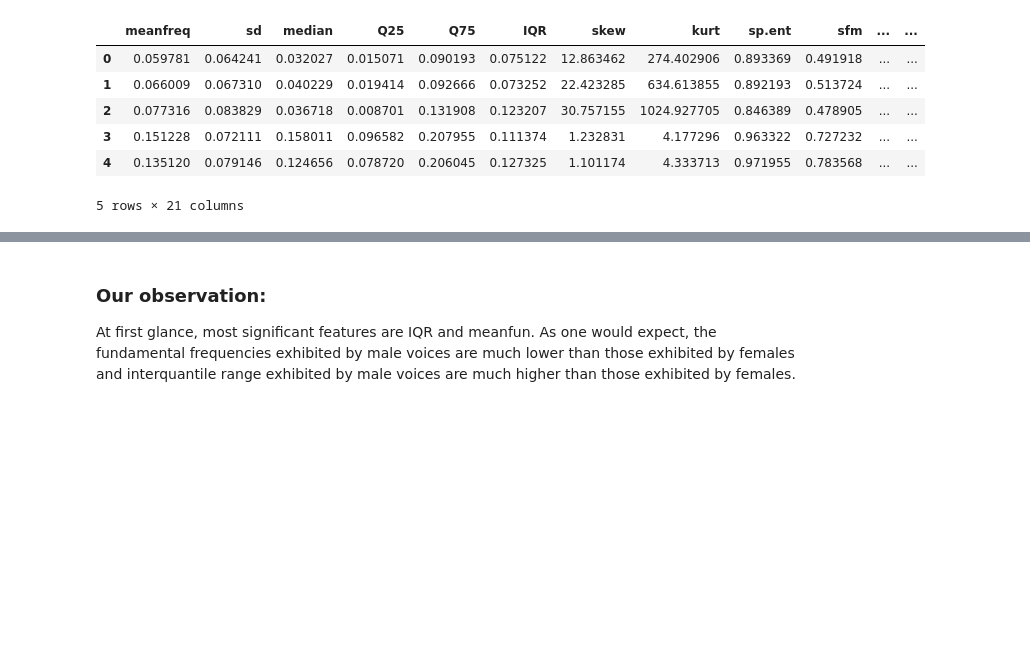
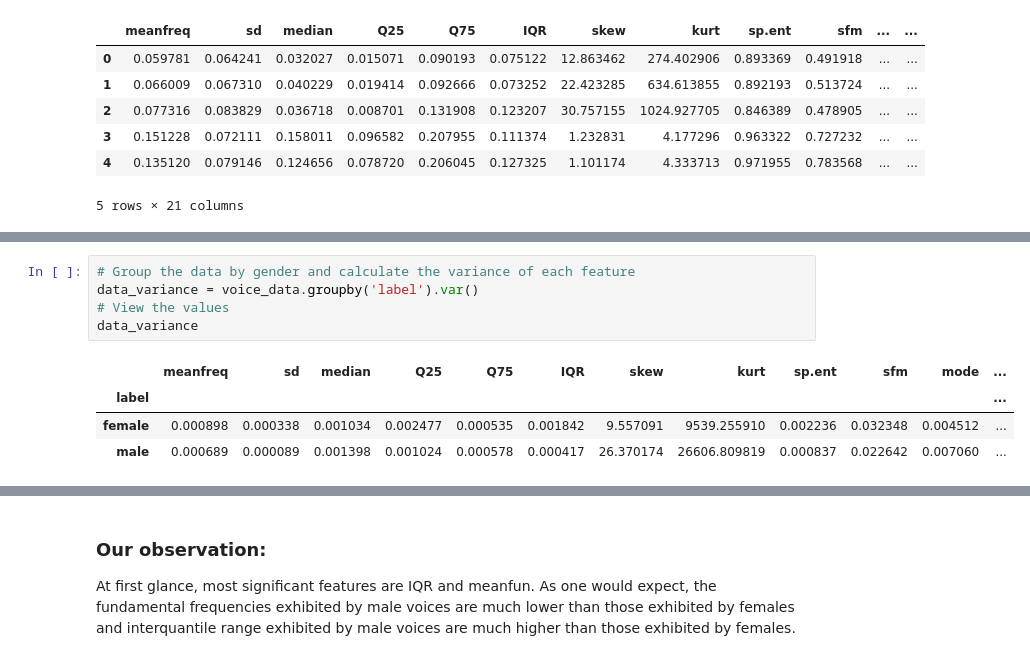
Before and after one commit to kassiwu/Gender_Recognition_by_Voice, a Jupyter notebook: Data Exploration.ipynb, the cells around one changed output, grey strips where cells are left out. Cells and saved outputs as stored; diff of their text form; blank space fills up the shorter version.

```diff
--- a/Data Exploration.ipynb
+++ b/Data Exploration.ipynb
@@ -91,3 +101,13 @@ voice_data.head()
+# %%
+# Group the data by gender and calculate the variance of each feature
+data_variance = voice_data.groupby('label').var()
+# View the values
+data_variance
+# %% [output]
+|  | meanfreq | sd | median | Q25 | Q75 | IQR | skew | kurt | sp.ent | sfm | mode | ... |
+| label |  |  |  |  |  |  |  |  |  |  |  | ... |
+| female | 0.000898 | 0.000338 | 0.001034 | 0.002477 | 0.000535 | 0.001842 | 9.557091 | 9539.255910 | 0.002236 | 0.032348 | 0.004512 | ... |
+| male | 0.000689 | 0.000089 | 0.001398 | 0.001024 | 0.000578 | 0.000417 | 26.370174 | 26606.809819 | 0.000837 | 0.022642 | 0.007060 | ... |
 # %%
 # Part 2: Data Visualization
 for col in voice_data.columns[:-1]:
```
Also changed, not shown: parts of 3 cells of this notebook, 2 other files.
